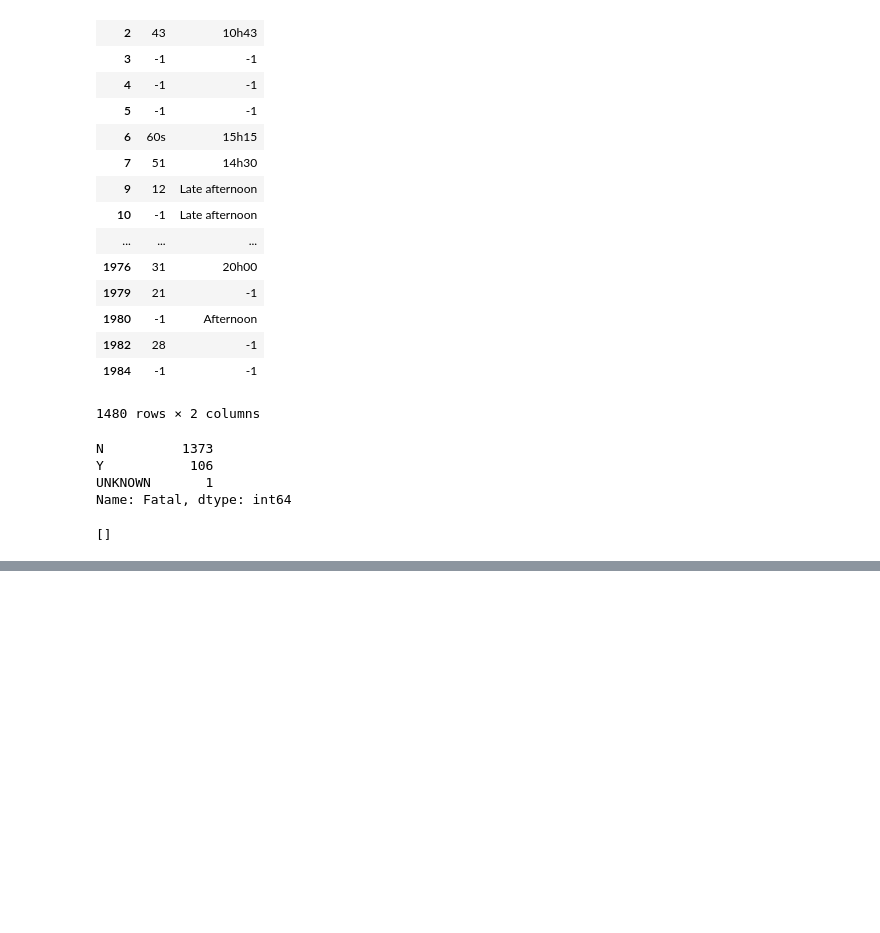
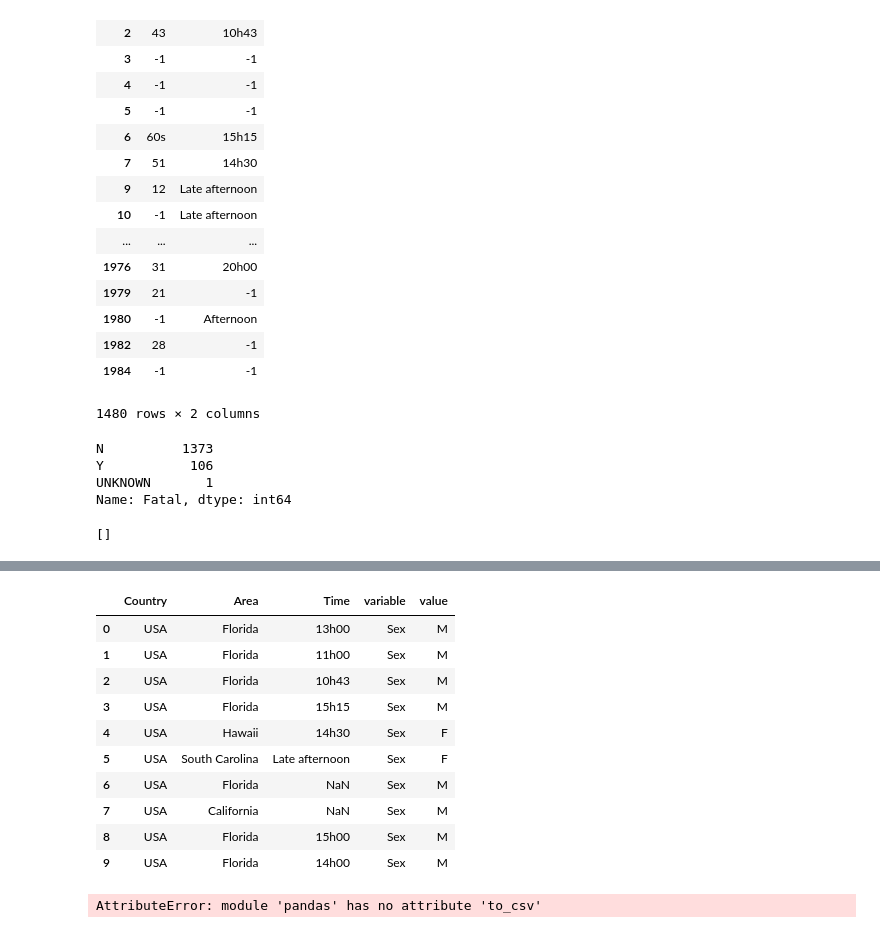
Before and after one commit to hector-moreno/datamad0119, a Jupyter notebook: module-1/pandas-project/your-code/data-wrangling.ipynb, the cells around one changed output, grey strips where cells are left out. Saved outputs shown, nothing was run; the diff lists cells and outputs as text; code cells hidden in the pictures; blank space fills up the shorter version.

```diff
--- a/module-1/pandas-project/your-code/data-wrangling.ipynb
+++ b/module-1/pandas-project/your-code/data-wrangling.ipynb
@@ -509,27 +367,0 @@ data.head(10)
-# %%
-# Combinación de subsets: concat
-
-'''
-The pandas concat method lets you attach columns or rows from one data set onto another data set as
-long as both data sets have the same number of rows (if you are concatenating columns) or columns
-(if you are concatenating rows). Let’s take a look at examples for each of these.
-
-For column concatenation, we can use the one-hot encoded drivetrain data frame we created earlier
-and add those columns to our vehicles data set. Note that the data frames passed to the concat
-method must be in a list and you set the axis parameter to 1 in order to indicate that you are
-concatenating columns.
-'''
-data = pd.concat([data, drivetrain], axis=1)
-'''
-To illustrate row concatenation, let’s create two new data frames based on conditional filters
-from our original data frame - one containing only Lexus vehicles and another containing only Audi vehicles.
-We will then combine them using the concat method into a lexus_audi data frame that contains only vehicles
-manufactured by those two companies.
-'''
-lexus = data[data['Make']=='Lexus']
-audi = data[data['Make']=='Audi']
-
-lexus_audi = pd.concat([lexus, audi], axis=0)
-'''
-Again, note that the data frames are passed as a list and that this time the axis is set to 0 to specify that we are concatenating rows.
-'''
@@ -559,5 +483,31 @@ corresponding values have been stacked into the value field.
+# %%
+# Combinación de subset: agrupando por variable
+
+'''
+Para visualizar nuestras conclusiones obtenemos un data frame con los ataques producidos en américa
+
+y le realizamos un .merge() con las columnas de interés.
+'''
+df_usa = filtered[(filtered['Country']== 'USA')]
+melted = pd.melt(df_usa, id_vars=['Country','Area','Time'],
+                 value_vars=['Sex','Date','Activity'])
+melted.head(10)
+# %% [output]
+|  | Country | Area | Time | variable | value |
+| 0 | USA | Florida | 13h00 | Sex | M |
+| 1 | USA | Florida | 11h00 | Sex | M |
+| 2 | USA | Florida | 10h43 | Sex | M |
+| 3 | USA | Florida | 15h15 | Sex | M |
+| 4 | USA | Hawaii | 14h30 | Sex | F |
+| 5 | USA | South Carolina | Late afternoon | Sex | F |
+| 6 | USA | Florida | NaN | Sex | M |
+| 7 | USA | California | NaN | Sex | M |
+| 8 | USA | Florida | 15h00 | Sex | M |
+| 9 | USA | Florida | 14h00 | Sex | M |
 # %%
 # Exporting DataFrame
 
 # Export comma-separated variable file
-data = pd.to_csv('vehicles/vehicles.csv', index=False)
+filtered = pd.to_csv('filtered.csv', index=False)
+# %% [output]
+AttributeError: module 'pandas' has no attribute 'to_csv'
```
Also changed, not shown: parts of 18 cells of this notebook, 1 other file.
